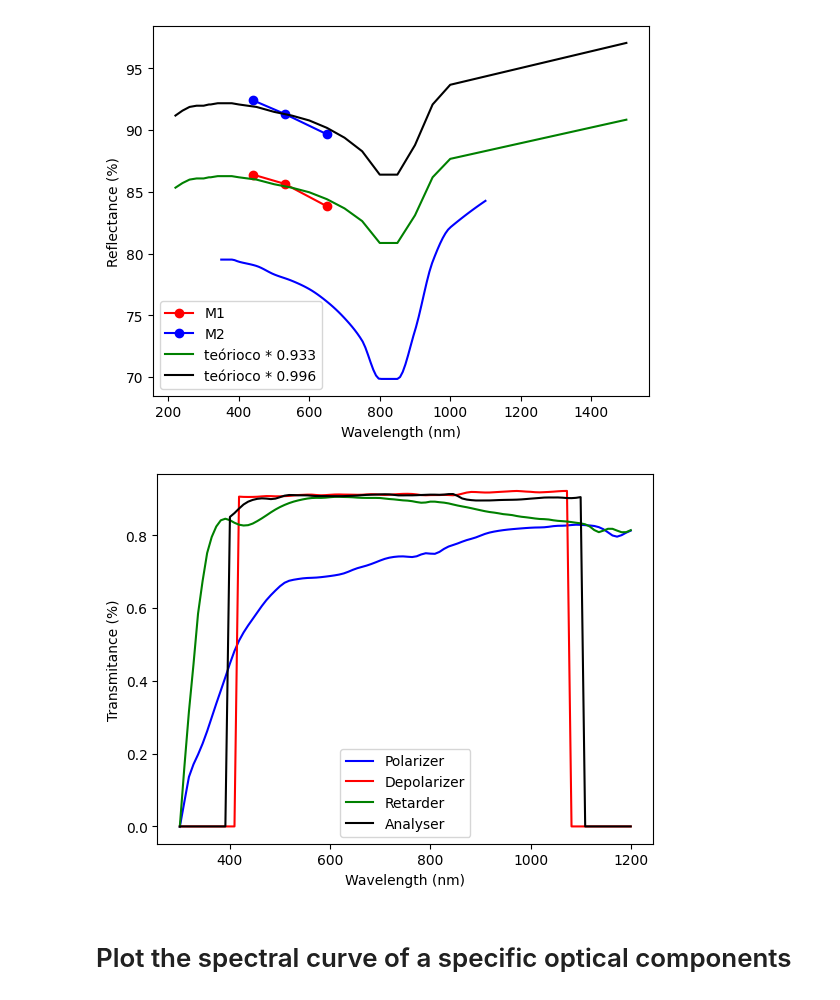
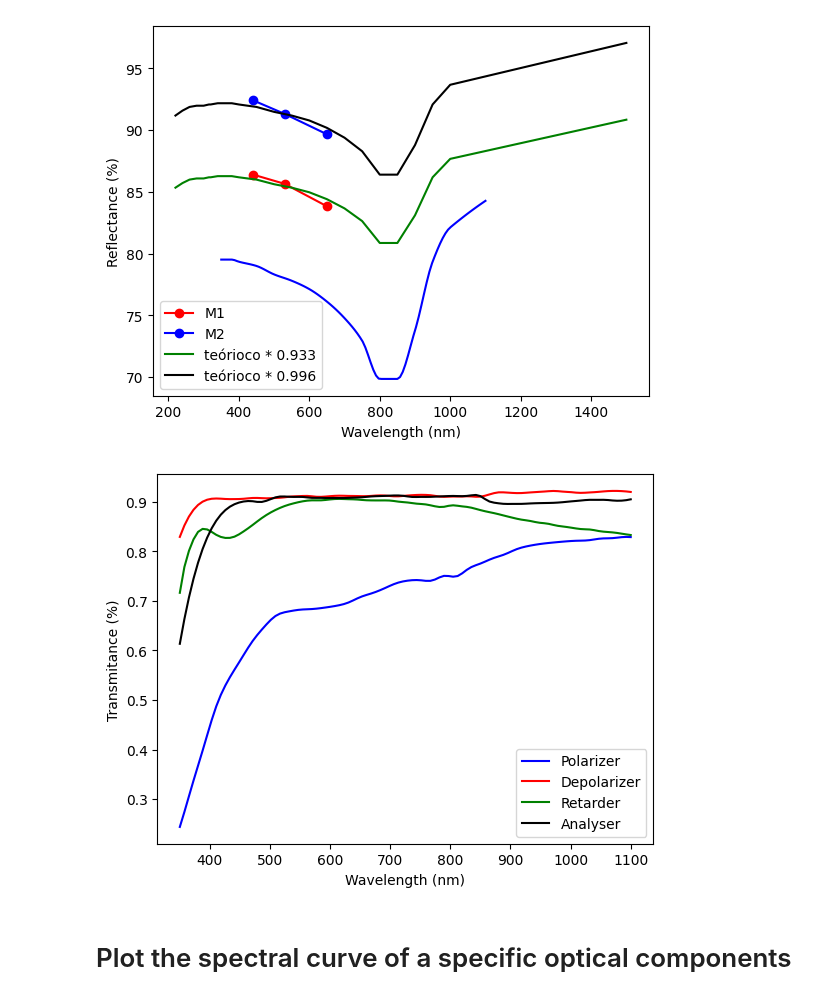
Before and after one commit to DBernardes/AIS, a Jupyter notebook: spectral_responses.ipynb, the cells around one changed output. Saved outputs shown, nothing was run; the diff lists cells and outputs as text; code cells hidden in the pictures.

```diff
--- a/spectral_responses.ipynb
+++ b/spectral_responses.ipynb
@@ -203,32 +195,32 @@ plt.show()
 # %%
 #Polarimetric spectral response curves
 
 from AIS.Spectral_Response import Channel
 import numpy as np
 import matplotlib.pyplot as plt
 import os
 
-wv = np.linspace(300, 1200, 100)
+wv = np.linspace(350, 1100, 100)
 channel = Channel(1)
 spectral_response = channel.get_spectral_response(wv, 'polarizer.csv')
 plt.plot(wv, spectral_response, 'b', label='Polarizer')
 
 spectral_response = channel.get_spectral_response(wv, 'depolarizer.csv')
 plt.plot(wv, spectral_response, 'r', label='Depolarizer')
 
 spectral_response = channel.get_spectral_response(wv, 'retarder.csv')
 plt.plot(wv, spectral_response, 'g', label='Retarder')
 
 spectral_response = channel.get_spectral_response(wv, 'analyzer.csv')
 plt.plot(wv, spectral_response, 'k', label='Analyser')
 
 plt.xlabel('Wavelength (nm)')
 plt.ylabel('Transmitance (%)')
 plt.legend()
 plt.savefig(os.path.join('notebook','figures', 'polarimetric_spectral_response.png'), dpi=300)
 plt.show()
 # %% [output]
-[figure, old version]
+[figure, new version]
 # %% [markdown]
 # Plot the spectral curve of a specific optical components
 # %%
```
Also changed, not shown: parts of 4 cells of this notebook, 13 other files.
